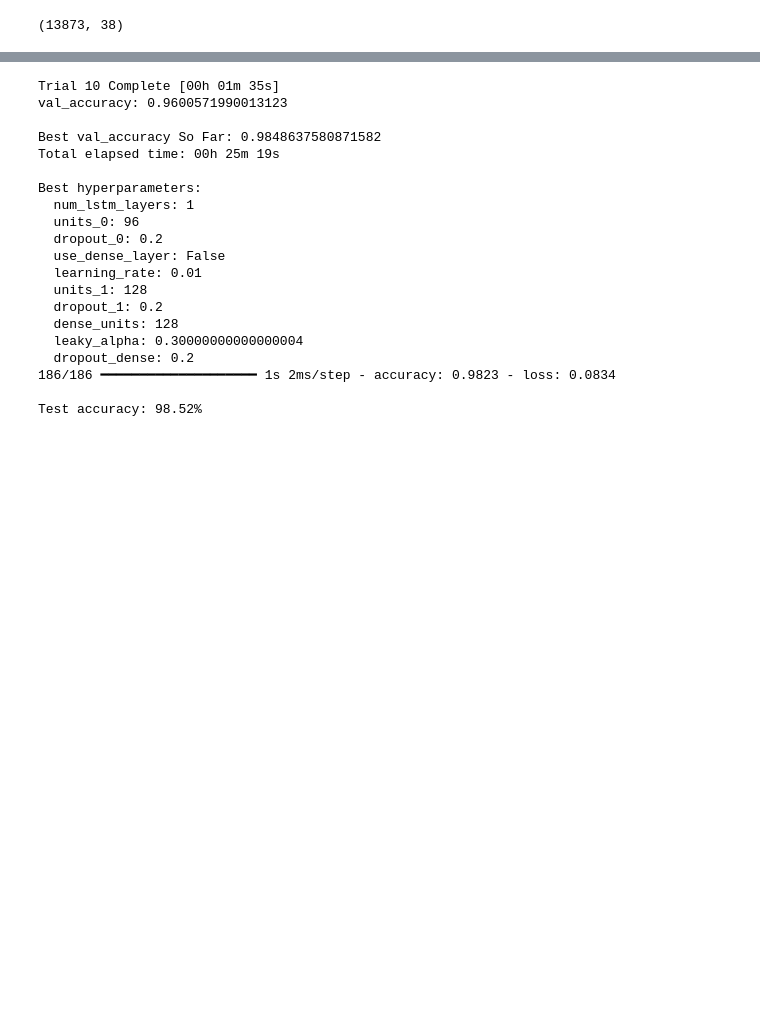
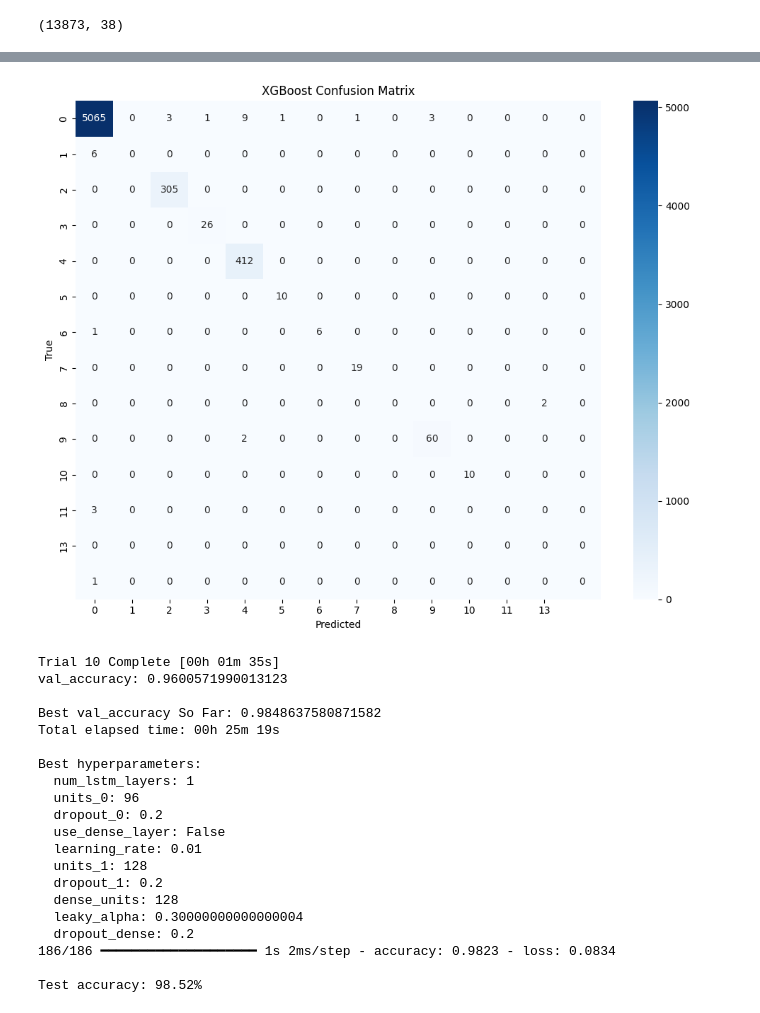
Before and after one commit to vedurmaliya/Intrusion-Detection, a Jupyter notebook: Sampling.ipynb, the cells around one changed output, grey strips where cells are left out. Drawn from its saved outputs; the diff is of its cells as text; code cells hidden in the pictures; blank space fills up the shorter version.

```diff
--- a/Sampling.ipynb
+++ b/Sampling.ipynb
@@ -217,0 +190,71 @@ plt.show()
+# %%
+from xgboost import XGBClassifier
+from sklearn.model_selection import RandomizedSearchCV
+from sklearn.metrics import accuracy_score, recall_score, f1_score, classification_report, confusion_matrix
+import numpy as np
+
+# Define the base classifier
+xgb_clf = XGBClassifier(
+    objective='multi:softprob',
+    use_label_encoder=False,
+    eval_metric='mlogloss'
+)
+
+#  Specify the hyperparameter search space
+param_dist = {
+    'n_estimators':    [50, 100, 150, 200],
+    'max_depth':       [3, 5, 7, 10],
+    'learning_rate':   [0.01, 0.05, 0.1, 0.2],
+    'subsample':       [0.6, 0.8, 1.0],
+    'colsample_bytree':[0.6, 0.8, 1.0],
+    'gamma':           [0, 0.1, 0.2, 0.3],
+    'reg_alpha':       [0, 0.01, 0.1, 1],
+    'reg_lambda':      [1, 1.5, 2, 3]
+}
+
+# Set up RandomizedSearchCV
+random_search = RandomizedSearchCV(
+    estimator=xgb_clf,
+    param_distributions=param_dist,
+    n_iter=20,           # number of parameter settings that are sampled
+    scoring='accuracy',
+    cv=3,                # 3-fold cross-validation
+    verbose=1,
+    n_jobs=-1,
+    random_state=42
+)
+
+# Run the search
+random_search.fit(X_train, y_train_encoded)
+
+# Inspect best parameters and model
+print("Best hyperparameters:", random_search.best_params_)
+best_clf = random_search.best_estimator_
+
+# Evaluate on test set
+y_pred = best_clf.predict(X_test)
+acc    = accuracy_score(y_test_encoded, y_pred)
+recall = recall_score(y_test_encoded, y_pred, average='weighted')
+f1     = f1_score(y_test_encoded, y_pred, average='weighted')
+
+print(f"\nTest Accuracy: {acc*100:.2f}%")
+print(f"Test Recall:   {recall*100:.2f}%")
+print(f"Test F1 Score: {f1*100:.2f}%")
+
+print("\nClassification Report:")
+print(classification_report(y_test_encoded, y_pred))
+
+# Confusion matrix plot
+cm = confusion_matrix(y_test_encoded, y_pred)
+import matplotlib.pyplot as plt
+import seaborn as sns
+
+fig, ax = plt.subplots(figsize=(10, 8))
+sns.heatmap(cm, annot=True, fmt='d', cmap='Blues',
+            xticklabels=np.unique(y_test_encoded),
+            yticklabels=np.unique(y_test_encoded),
+            ax=ax)
+ax.set(xlabel="Predicted", ylabel="True", title="XGBoost Confusion Matrix")
+plt.tight_layout()
+plt.show()
+# %% [output]
@@ -218,3 +278,4 @@ plt.show()
+[figure, added]
 # %%
 !pip install -q keras-tuner
 import keras_tuner as kt
```
Also changed, not shown: parts of 11 cells of this notebook.
